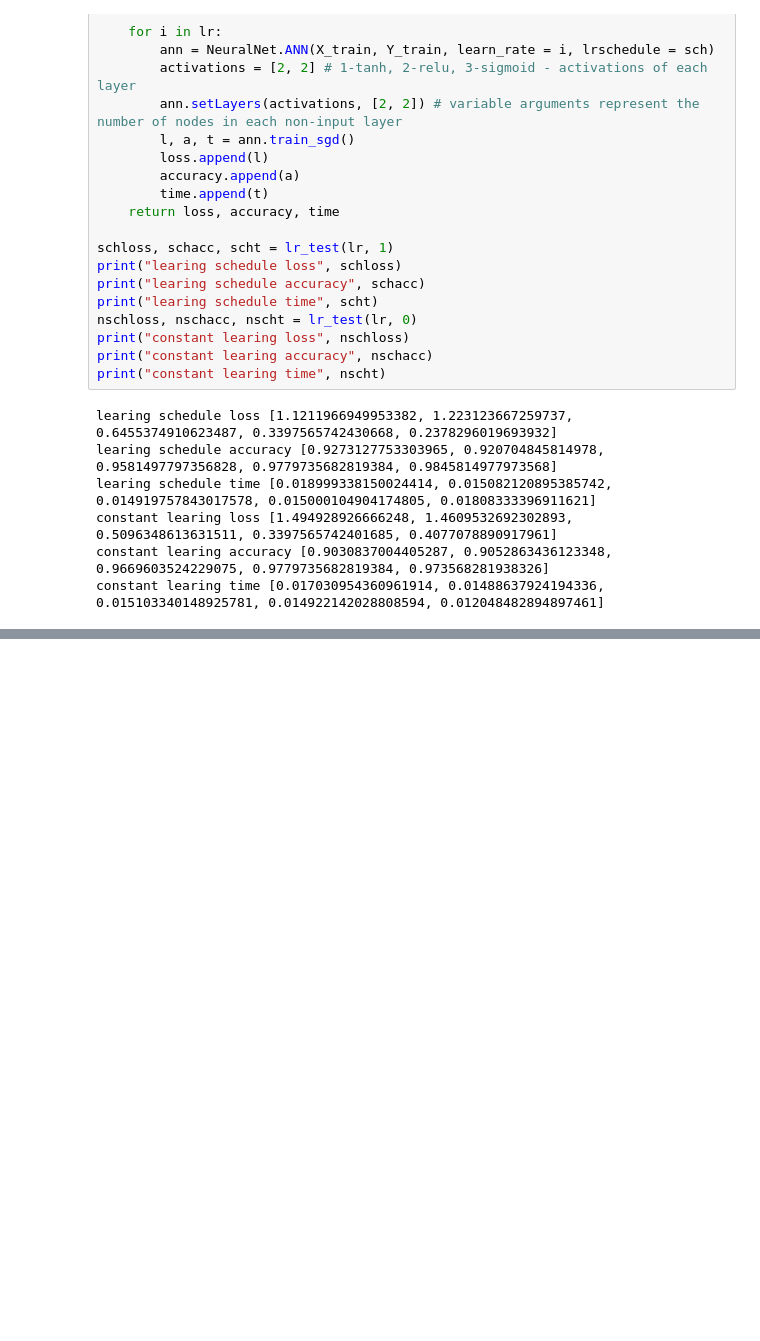
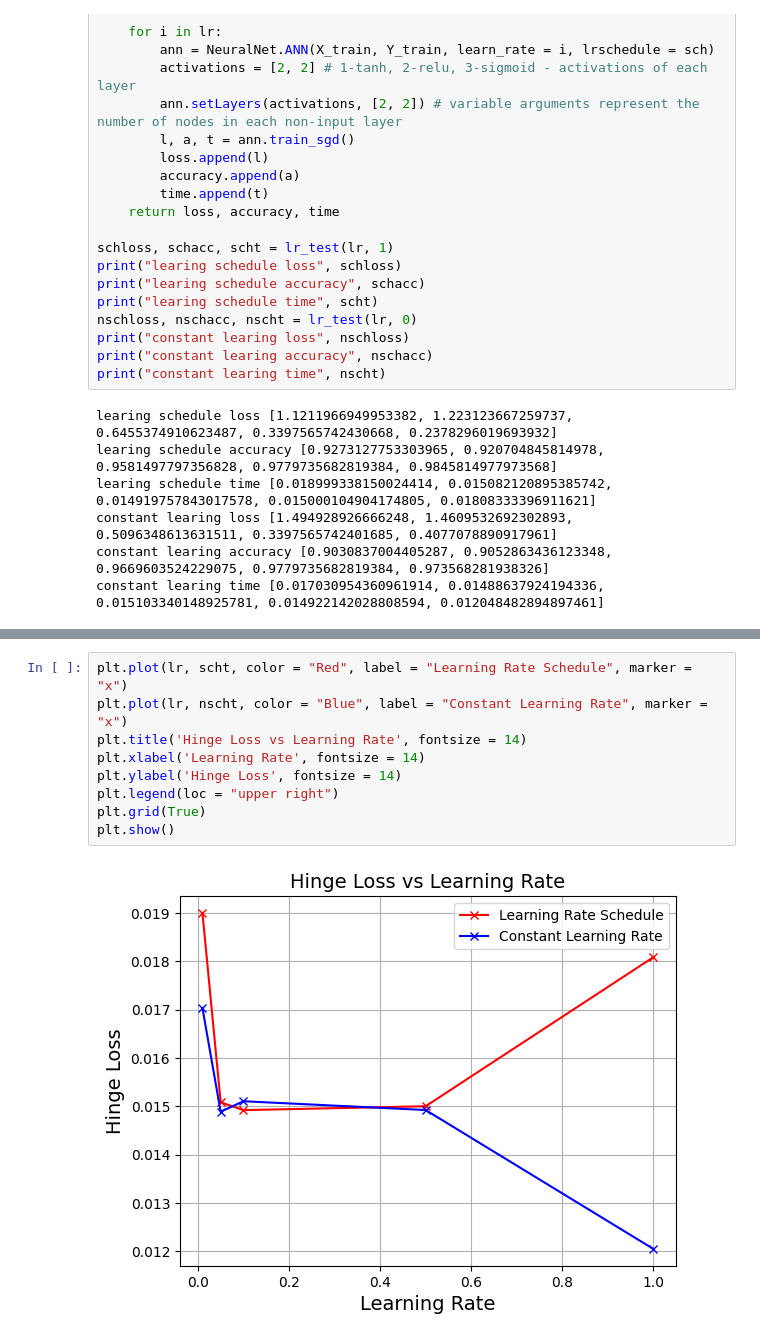
Before and after one commit to Rida-and-Bhavika-Swag-Codes/F20BC-ANN, a Jupyter notebook: Preprocessing.ipynb, the cells around one changed output, grey strips where cells are left out. Drawn from its saved outputs; the diff is of its cells as text; blank space fills up the shorter version.

```diff
--- a/Preprocessing.ipynb
+++ b/Preprocessing.ipynb
@@ -215,0 +238,11 @@ constant learing time [0.017030954360961914, 0.01488637924194336, 0.015103340148
+# %%
+plt.plot(lr, scht, color = "Red", label = "Learning Rate Schedule", marker = "x")
+plt.plot(lr, nscht, color = "Blue", label = "Constant Learning Rate", marker = "x")
+plt.title('Hinge Loss vs Learning Rate', fontsize = 14)
+plt.xlabel('Learning Rate', fontsize = 14)
+plt.ylabel('Hinge Loss', fontsize = 14)
+plt.legend(loc = "upper right")
+plt.grid(True)
+plt.show()
+# %% [output]
+[figure, added]
```
Also changed, not shown: parts of 2 cells of this notebook.
